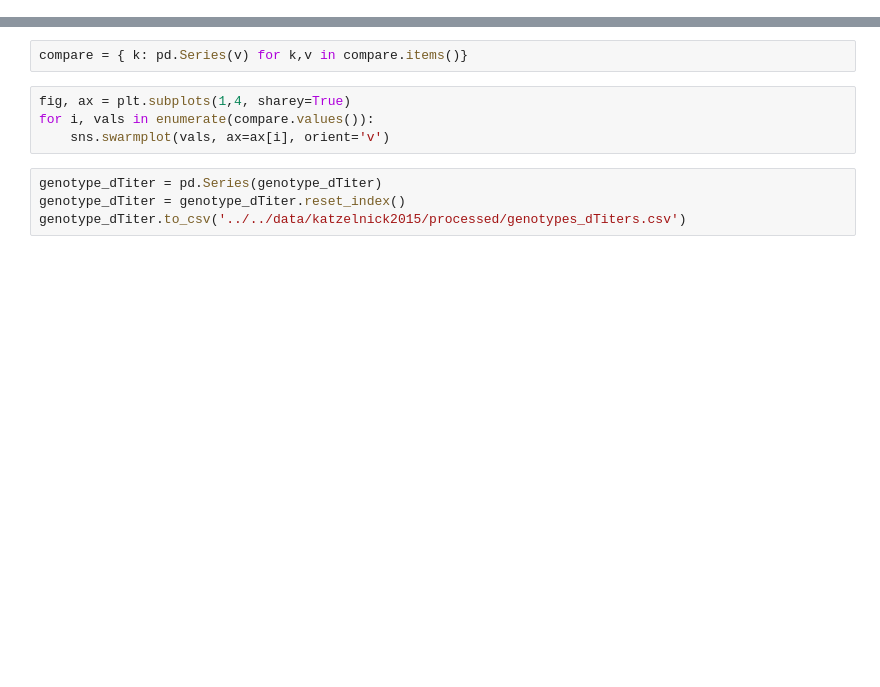
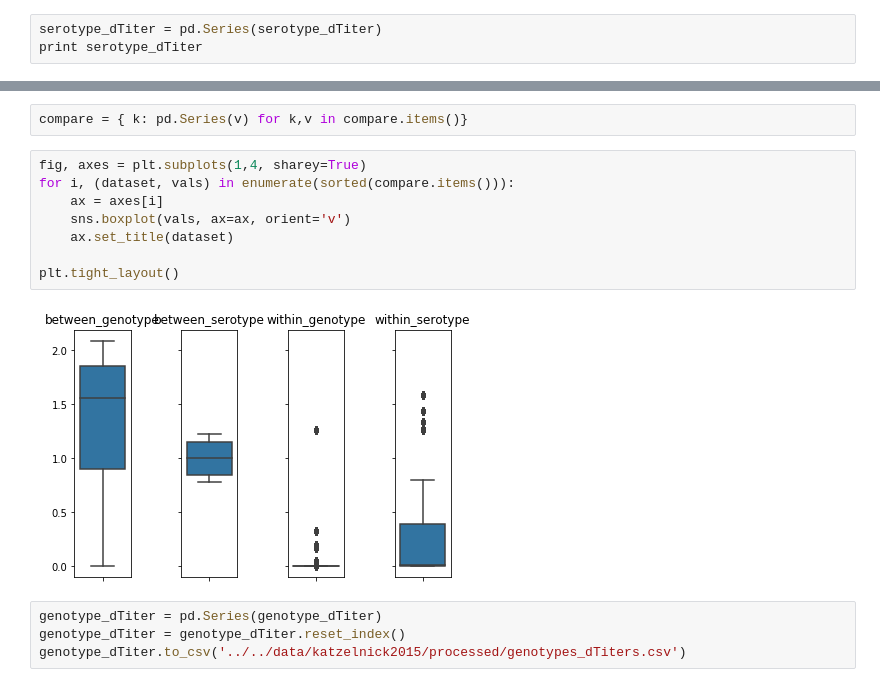
Before and after one commit to blab/dengue-antigenic-dynamics, a Jupyter notebook: scripts/titers/genotype-dTiters.ipynb, the cells around one changed output, grey strips where cells are left out. Cells and saved outputs as stored; diff of their text form; blank space fills up the shorter version.

```diff
--- a/scripts/titers/genotype-dTiters.ipynb
+++ b/scripts/titers/genotype-dTiters.ipynb
@@ -164,3 +159,6 @@ serotype_combinations = [s for s in combinations(serotype_mrcas.keys(), 2)]
 between_serotypes = {(s1,s2): trace_between(serotype_mrcas[s1], serotype_mrcas[s2])
                      for (s1, s2) in serotype_combinations}
 serotype_dTiter = {s: sum(collect_attr(between_serotypes[s])) for s in serotype_combinations}
+# %%
+serotype_dTiter = pd.Series(serotype_dTiter)
+print serotype_dTiter
@@ -178,9 +184,15 @@ compare['within_genotype'] = flat_within_genotype
 # %%
 compare = { k: pd.Series(v) for k,v in compare.items()}
 # %%
-fig, ax = plt.subplots(1,4, sharey=True)
-for i, vals in enumerate(compare.values()):
-    sns.swarmplot(vals, ax=ax[i], orient='v')
+fig, axes = plt.subplots(1,4, sharey=True)
+for i, (dataset, vals) in enumerate(sorted(compare.items())):
+    ax = axes[i]
+    sns.boxplot(vals, ax=ax, orient='v')
+    ax.set_title(dataset)
+
+plt.tight_layout()
+# %% [output]
+[figure, added]
 # %%
 genotype_dTiter = pd.Series(genotype_dTiter)
 genotype_dTiter = genotype_dTiter.reset_index()
```
Also changed, not shown: parts of 5 cells of this notebook, 6 other files.
